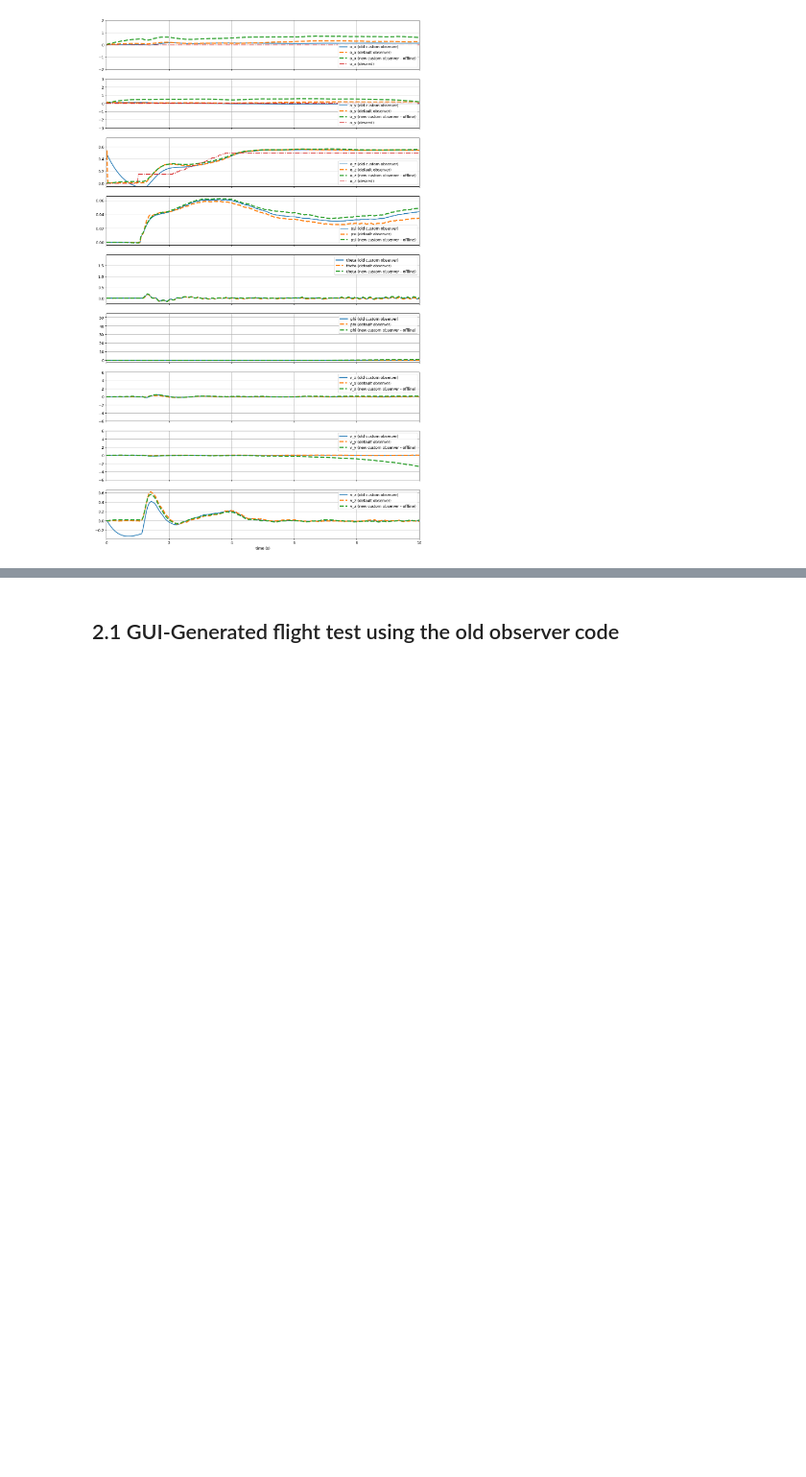
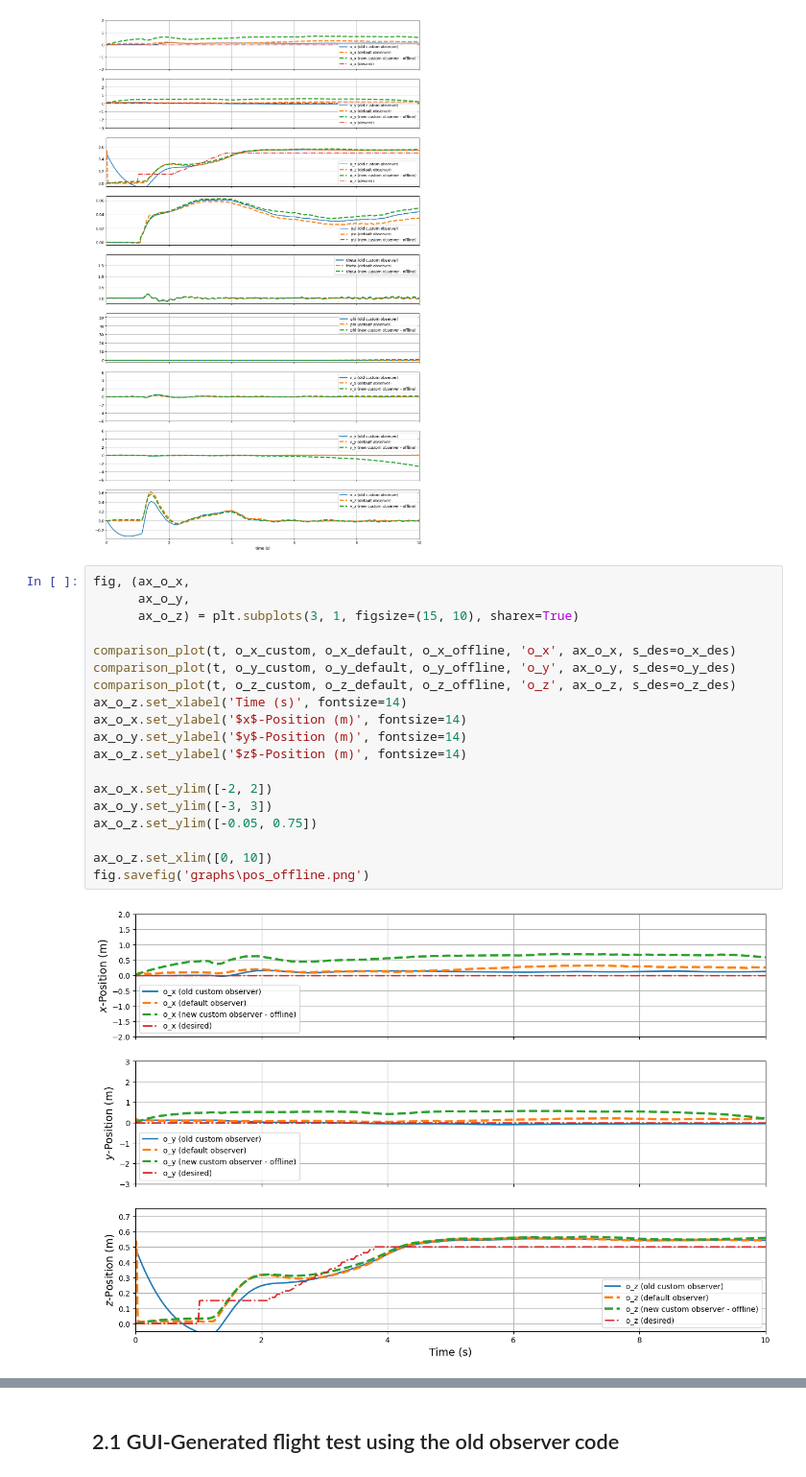
Before and after one commit to prahershk/AE483, a Jupyter notebook: final-submission/offline_test.ipynb, the cells around one changed output, grey strips where cells are left out. Shown at 96% size. Drawn from its saved outputs; the diff is of its cells as text; blank space fills up the shorter version.

Commit message:
Added plots

```diff
--- a/final-submission/offline_test.ipynb
+++ b/final-submission/offline_test.ipynb
@@ -348,3 +348,24 @@ ax_v_z.set_xlim([0, 10])
 plt.show()
 # %% [output]
 [figure]
+# %%
+fig, (ax_o_x,
+      ax_o_y,
+      ax_o_z) = plt.subplots(3, 1, figsize=(15, 10), sharex=True)
+
+comparison_plot(t, o_x_custom, o_x_default, o_x_offline, 'o_x', ax_o_x, s_des=o_x_des)
+comparison_plot(t, o_y_custom, o_y_default, o_y_offline, 'o_y', ax_o_y, s_des=o_y_des)
+comparison_plot(t, o_z_custom, o_z_default, o_z_offline, 'o_z', ax_o_z, s_des=o_z_des)
+ax_o_z.set_xlabel('Time (s)', fontsize=14)
+ax_o_x.set_ylabel('$x$-Position (m)', fontsize=14)
+ax_o_y.set_ylabel('$y$-Position (m)', fontsize=14)
+ax_o_z.set_ylabel('$z$-Position (m)', fontsize=14)
+
+ax_o_x.set_ylim([-2, 2])
+ax_o_y.set_ylim([-3, 3])
+ax_o_z.set_ylim([-0.05, 0.75])
+
+ax_o_z.set_xlim([0, 10])
+fig.savefig('graphs\pos_offline.png')
+# %% [output]
+[figure, added]
```
Also changed, not shown: parts of 3 cells of this notebook, 5 other files.
